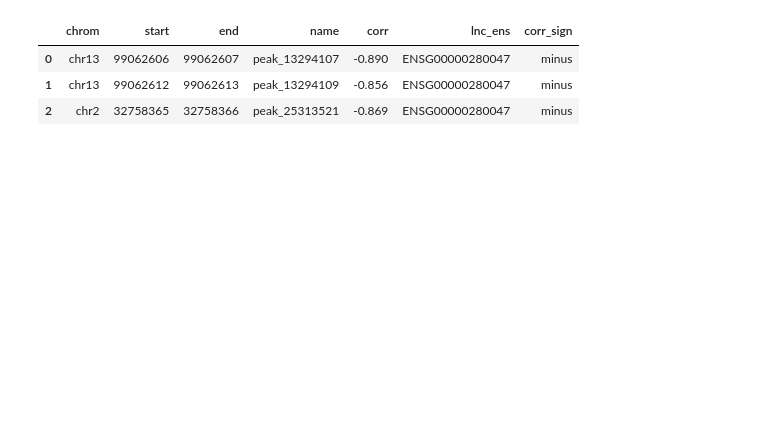
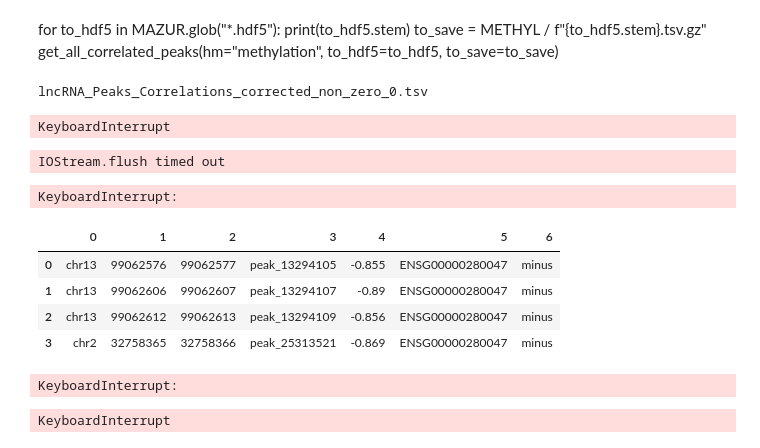
Before and after one commit to magletdinov/fantom.ips-himorna.peaks, a Jupyter notebook: scripts/methylation_new.ipynb, the cells around one changed output. Saved outputs shown, nothing was run; the diff lists cells and outputs as text; code cells hidden in the pictures; blank space fills up the shorter version.

```diff
--- a/scripts/methylation_new.ipynb
+++ b/scripts/methylation_new.ipynb
@@ -74,11 +77,11 @@ def get_all_correlated_peaks(hm, to_hdf5, to_save):
     final_result = pd.concat(all_results, ignore_index=True)
 
     final_result.to_csv(to_save, sep="\t", compression="gzip", index=False)
-# %%
-for to_hdf5 in MAZUR.glob("*.hdf5"):
-    print(to_hdf5.stem)
-    to_save = METHYL / f"{to_hdf5.stem}.tsv.gz"
-    get_all_correlated_peaks(hm="methylation", to_hdf5=to_hdf5, to_save=to_save)
+# %% [markdown]
+for to_hdf5 in MAZUR.glob("*.hdf5"):
+    print(to_hdf5.stem)
+    to_save = METHYL / f"{to_hdf5.stem}.tsv.gz"
+    get_all_correlated_peaks(hm="methylation", to_hdf5=to_hdf5, to_save=to_save)
 # %%
 def indexing_methyl(chunk, lnc_ens, corr_sign, subdf):
     to_index = METHYL_INDEX / chunk
@@ -98,3 +101,6 @@ for to_df in METHYL.glob("*.tsv.gz"):
     df["corr_sign"] = np.where(df["corr"] > 0, "plus", "minus")
     for (lnc_ens, corr_sign), subdf in df.groupby(by=["lnc_ens", "corr_sign"]):
         indexing_methyl(chunk=chunk, lnc_ens=lnc_ens, corr_sign=corr_sign, subdf=subdf)
+# %% [output]
+lncRNA_Peaks_Correlations_corrected_non_zero_0.tsv
+KeyboardInterrupt
@@ -112,11 +120,24 @@ for sign in "minus","plus":
 
 all_peaks_df = pd.concat([all_peaks[sign] for sign in ("minus","plus")]).drop_duplicates()
 del all_peaks
+# %% [output]
+IOStream.flush timed out
+KeyboardInterrupt:
 # %%
-ENSG00000280047 = pd.concat([pd.read_csv(to_df, sep="\t").loc[1:] for to_df in METHYL_INDEX.glob("*ENSG00000280047*minus*")]).reset_index(drop=True)
+ENSG00000280047 = pd.concat([pd.read_csv(to_df, sep="\t", header=None).loc[1:] for to_df in METHYL_INDEX.glob("*ENSG00000280047*minus*")]).reset_index(drop=True)
 ENSG00000280047
 # %% [output]
-|  | chrom | start | end | name | corr | lnc_ens | corr_sign |
-| 0 | chr13 | 99062606 | 99062607 | peak_13294107 | -0.890 | ENSG00000280047 | minus |
-| 1 | chr13 | 99062612 | 99062613 | peak_13294109 | -0.856 | ENSG00000280047 | minus |
-| 2 | chr2 | 32758365 | 32758366 | peak_25313521 | -0.869 | ENSG00000280047 | minus |
+|  | 0 | 1 | 2 | 3 | 4 | 5 | 6 |
+| 0 | chr13 | 99062576 | 99062577 | peak_13294105 | -0.855 | ENSG00000280047 | minus |
+| 1 | chr13 | 99062606 | 99062607 | peak_13294107 | -0.89 | ENSG00000280047 | minus |
+| 2 | chr13 | 99062612 | 99062613 | peak_13294109 | -0.856 | ENSG00000280047 | minus |
+| 3 | chr2 | 32758365 | 32758366 | peak_25313521 | -0.869 | ENSG00000280047 | minus |
+# %%
+all_methil_merged = pd.concat([pd.read_csv(to_df, sep="\t", header=None).loc[1:] for to_df in METHYL_INDEX.glob("*")]).reset_index(drop=True)
+# %% [output]
+KeyboardInterrupt:
+# %%
+to_save = METHYL_CONCAT / "all_methil_merged.tsv.gz"
+all_methil_merged.to_csv(to_save, sep="\t", compression="gzip", index=False)
+# %% [output]
+KeyboardInterrupt
```
Also changed, not shown: parts of 38 cells of this notebook, 7 other files.
